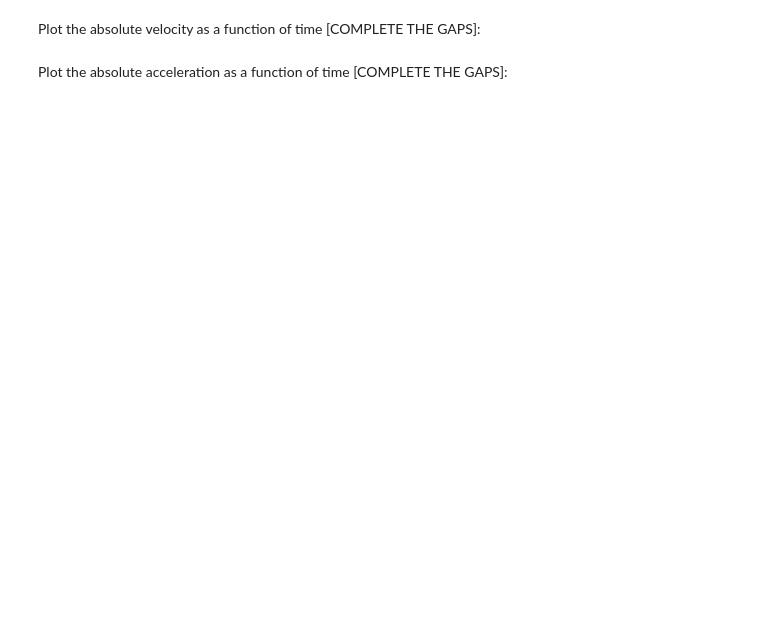
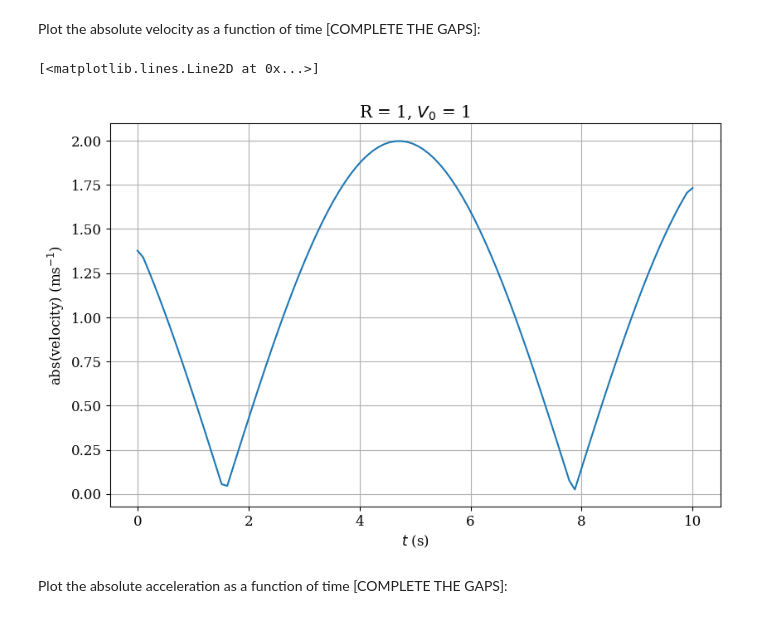
Before and after one commit to alisaeff/Mechanics, a Jupyter notebook: p3q6_template.ipynb, the cells around one changed output. Cells and saved outputs as stored; diff of their text form; code cells hidden in the pictures; blank space fills up the shorter version.

```diff
--- a/p3q6_template.ipynb
+++ b/p3q6_template.ipynb
@@ -18,7 +18,7 @@ Initialise specific numbers for this example [COMPLETE THE GAPS]:
 # Set up some example parameters to test
 R = 1
 V0 = 1
-Omega =
+Omega = V0/R
 # %% [markdown]
 Define the position vector for an arbitrary point on the edge of the wheel [COMPLETE THE GAPS]:
 # %%
@@ -30,14 +30,14 @@ dt = t.max() / (N-1)
 # Position vector of centre
 rC = np.zeros([N,2]) # initialise
 rC[:,0] = V0*t     # i component
-rC[:,1] =            # j component
+rC[:,1] = 0           # j component
 
 # Position vector of P relative to C (e.g. point on edge of wheel)
 th = Omega*t
 rPC = R*np.column_stack([np.cos(th),-np.sin(th)])
 
 # Position vector of P in terms of rC and rPC
-rP =
+rP = rC + rPC
 # %% [markdown]
 Numerically differentiate to obtain velocity and acceleration [COMPLETE THE GAPS]:
 # %%
@@ -61,11 +64,14 @@ Plot the absolute velocity as a function of time [COMPLETE THE GAPS]:
 # %%
 plt.figure(figsize=(9.5,6),dpi=100)
 plt.grid()
 plt.xlabel('$t$ (s)')
 plt.ylabel('abs(velocity) (ms$^{-1}$)')
 plt.title("R = "+str(R)+", $V_0$ = "+str(V0))
 
-plt.plot(
+plt.plot(t, absvel)
+# %% [output]
+[<matplotlib.lines.Line2D at 0x...>]
+[figure, added]
 # %% [markdown]
 Plot the absolute acceleration as a function of time [COMPLETE THE GAPS]:
 # %%
```
Also changed, not shown: parts of 3 cells of this notebook.
